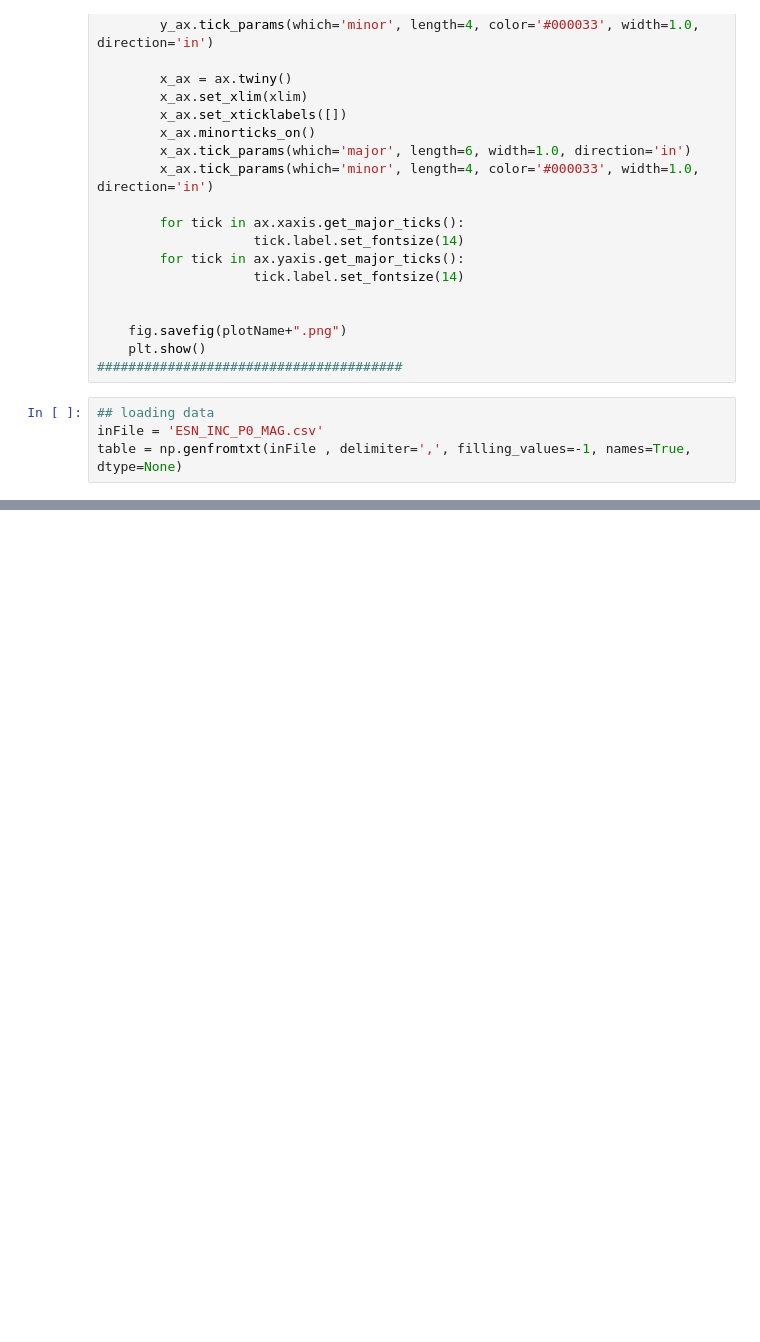
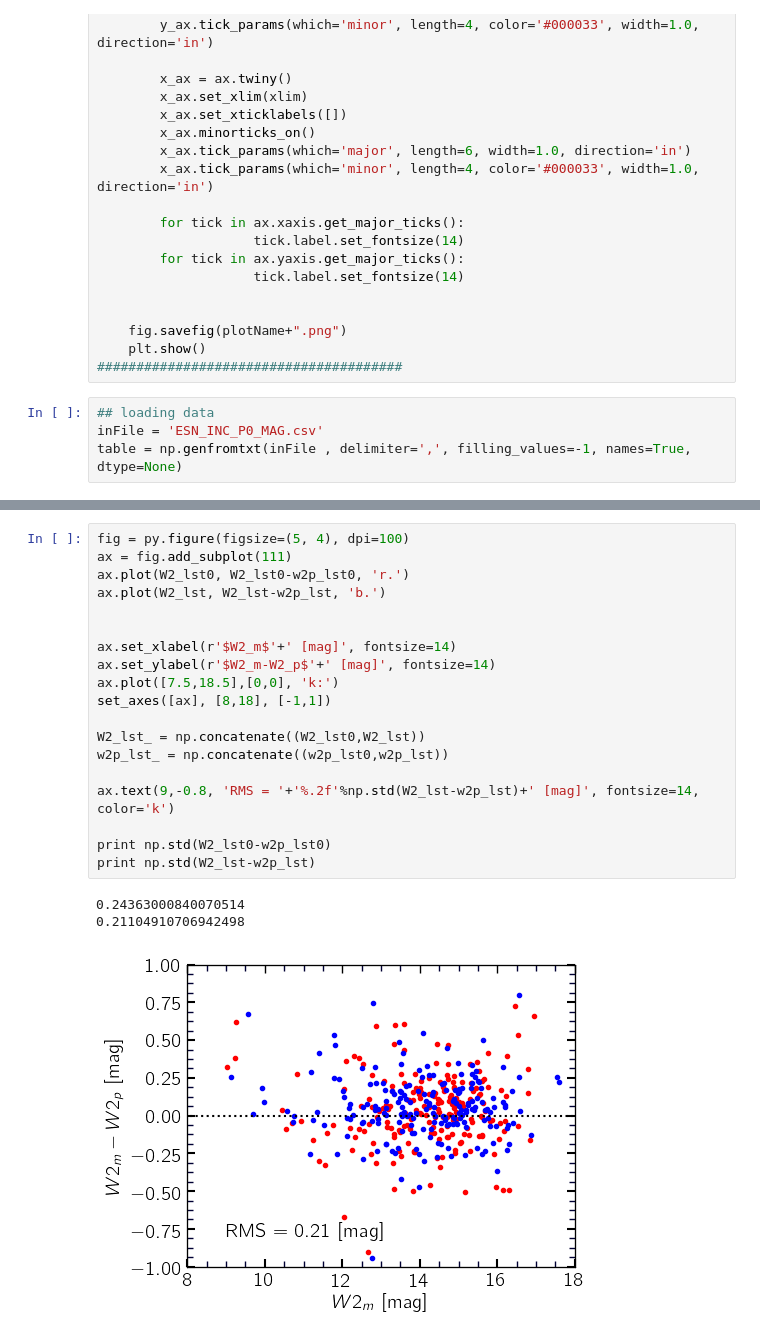
Before and after one commit to ekourkchi/reddening, a Jupyter notebook: playing_with_Random_Forest.ipynb, the cells around one changed output, grey strips where cells are left out. Saved outputs shown, nothing was run; the diff lists cells and outputs as text; blank space fills up the shorter version.

```diff
--- a/playing_with_Random_Forest.ipynb
+++ b/playing_with_Random_Forest.ipynb
@@ -237,0 +323,23 @@ Delta W: 0.74
+# %%
+fig = py.figure(figsize=(5, 4), dpi=100)
+ax = fig.add_subplot(111)
+ax.plot(W2_lst0, W2_lst0-w2p_lst0, 'r.')
+ax.plot(W2_lst, W2_lst-w2p_lst, 'b.')
+
+
+ax.set_xlabel(r'$W2_m$'+' [mag]', fontsize=14)
+ax.set_ylabel(r'$W2_m-W2_p$'+' [mag]', fontsize=14)
+ax.plot([7.5,18.5],[0,0], 'k:')
+set_axes([ax], [8,18], [-1,1])
+
+W2_lst_ = np.concatenate((W2_lst0,W2_lst))
+w2p_lst_ = np.concatenate((w2p_lst0,w2p_lst))
+
+ax.text(9,-0.8, 'RMS = '+'%.2f'%np.std(W2_lst-w2p_lst)+' [mag]', fontsize=14, color='k')
+
+print np.std(W2_lst0-w2p_lst0)
+print np.std(W2_lst-w2p_lst)
+# %% [output]
+0.24363000840070514
+0.21104910706942498
+[figure, added]
```
Also changed, not shown: parts of 11 cells of this notebook, 4 other files.
